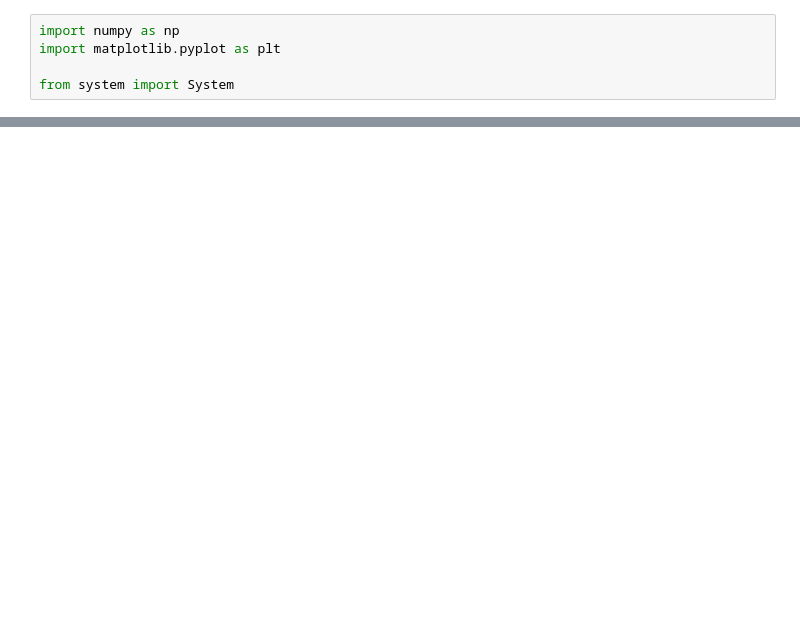
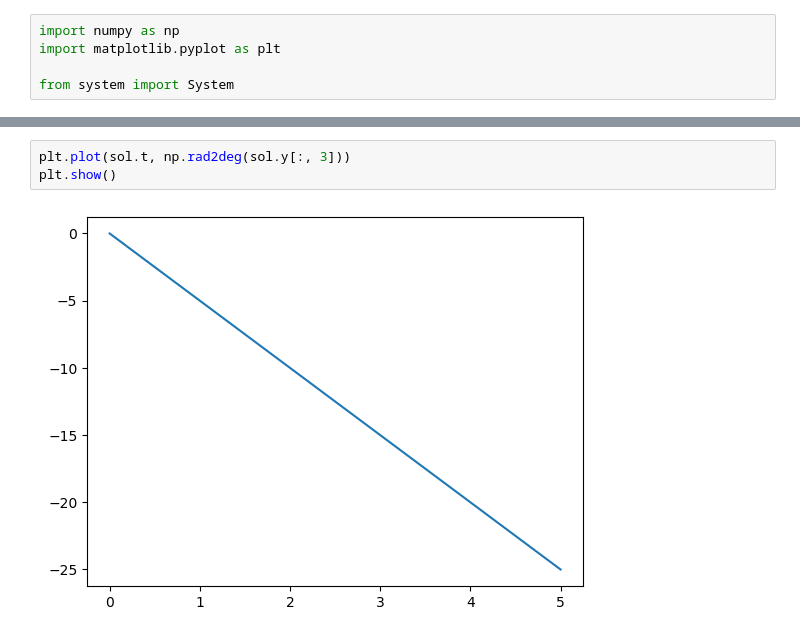
Before and after one commit to uc-steffenr/AEEM6117-final-project, a Jupyter notebook: test_system.ipynb, the cells around one changed output, grey strips where cells are left out. Saved outputs shown, nothing was run; the diff lists cells and outputs as text; blank space fills up the shorter version.

```diff
--- a/test_system.ipynb
+++ b/test_system.ipynb
@@ -42 +43,6 @@ plt.show()
+# %%
+plt.plot(sol.t, np.rad2deg(sol.y[:, 3]))
+plt.show()
+# %% [output]
+[figure, added]
 # %%
```
Also changed, not shown: parts of 10 cells of this notebook, 6 other files.
